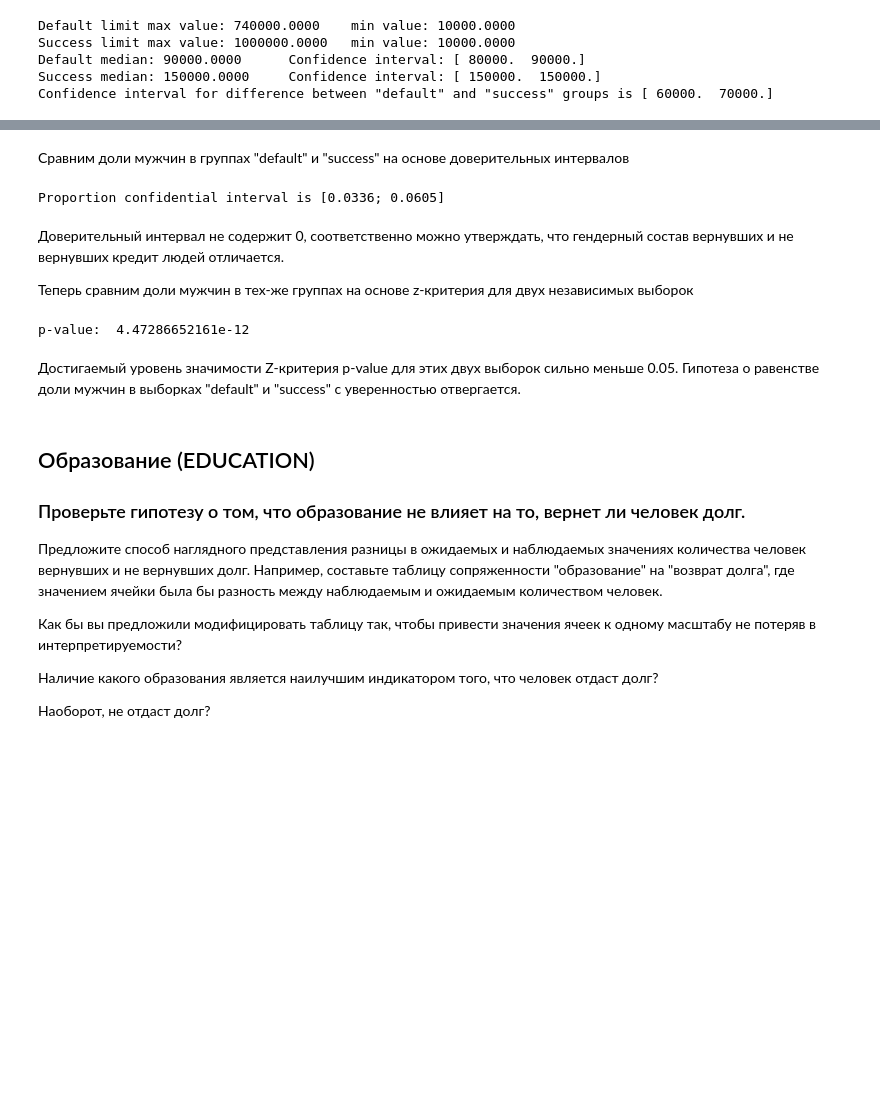
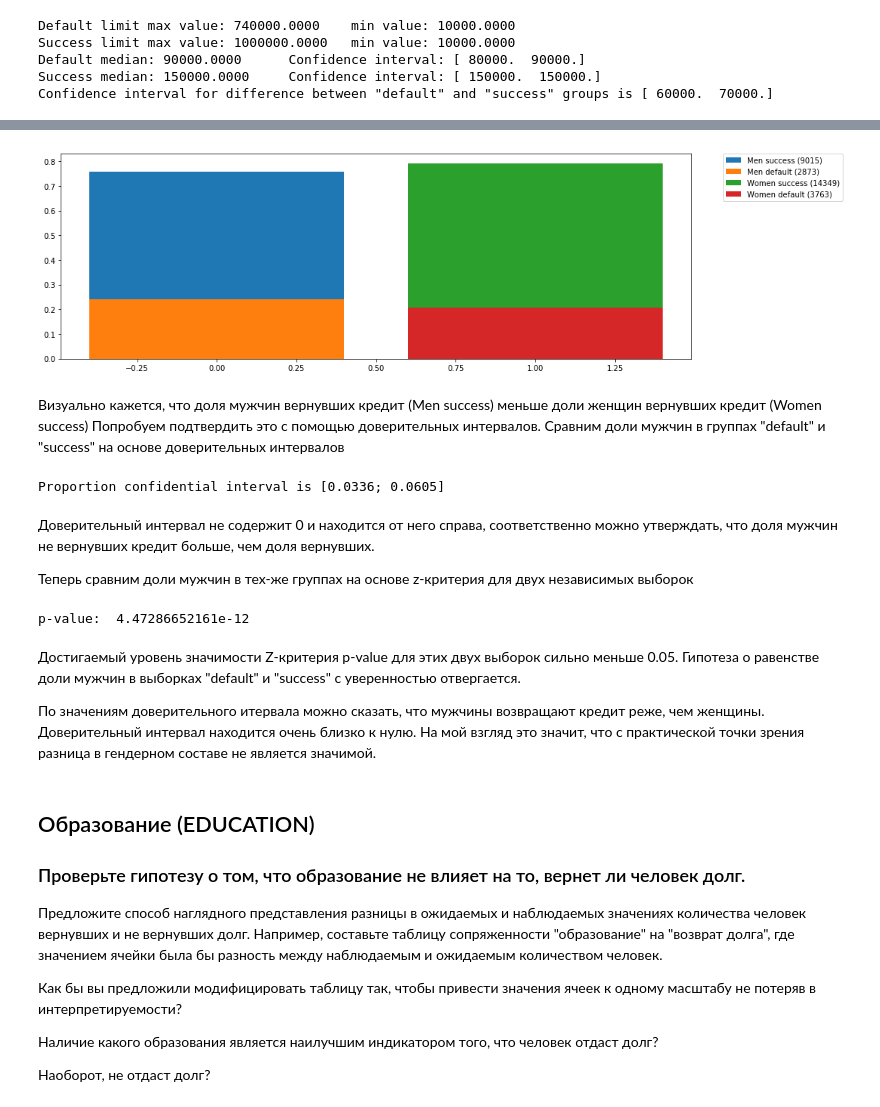
Before and after one commit to Agaspher20/DataAnalisysMipt, a Jupyter notebook: Python/4. StatsDataAnalysis/peer_graded.ipynb, the cells around one changed output, grey strips where cells are left out. Drawn from its saved outputs; the diff is of its cells as text; code cells hidden in the pictures; blank space fills up the shorter version.

```diff
--- a/Python/4. StatsDataAnalysis/peer_graded.ipynb
+++ b/Python/4. StatsDataAnalysis/peer_graded.ipynb
@@ -151,0 +220,10 @@ def proportions_diff_z_test(sample1, sample2, alternative = 'two-sided'):
+# %%
+sex_contingency_table = pd.pivot_table(
+    frame[["SEX", "default", "LIMIT_BAL"]],
+    values=["LIMIT_BAL"],
+    index=["SEX"],
+    columns=["default"],
+    fill_value = 0,
+    aggfunc='count')
+sex_contingency_matrix = sex_contingency_table.as_matrix()
+sex_contingency_table
@@ -152,11 +236,17 @@ def proportions_diff_z_test(sample1, sample2, alternative = 'two-sided'):
+# %%
+build_contingency_table_bar_chart(sex_contingency_matrix, ["Men", "Women"], ["success", "default"])
+# %% [output]
+[figure, added]
 # %% [markdown]
+Визуально кажется, что доля мужчин вернувших кредит (Men success) меньше доли женщин вернувших кредит (Women success)
+Попробуем подтвердить это с помощью доверительных интервалов.
 Сравним доли мужчин в группах "default" и "success" на основе доверительных интервалов
 # %%
 print "Proportion confidential interval is [%.4f; %.4f]" % proportions_confint_diff(default_group_sex, success_group_sex)
 # %% [output]
 Proportion confidential interval is [0.0336; 0.0605]
 # %% [markdown]
-Доверительный интервал не содержит 0, соответственно можно утверждать, что гендерный состав вернувших и не вернувших кредит людей отличается.
+Доверительный интервал не содержит 0 и находится от него справа, соответственно можно утверждать, что доля мужчин не вернувших кредит больше, чем доля вернувших.
 
 Теперь сравним доли мужчин в тех-же группах на основе z-критерия для двух независимых выборок
 # %%
@@ -166,6 +256,9 @@ print "p-value: ", pvalue
 p-value:  4.47286652161e-12
 # %% [markdown]
 Достигаемый уровень значимости Z-критерия p-value для этих двух выборок сильно меньше 0.05. Гипотеза о равенстве доли мужчин в выборках "default" и "success" с уверенностью отвергается.
+
+По значениям доверительного итервала можно сказать, что мужчины возвращают кредит реже, чем женщины.
+Доверительный интервал находится очень близко к нулю. На мой взгляд это значит, что с практической точки зрения разница в гендерном составе не является значимой.
 # %% [markdown]
 ## Образование (EDUCATION)
 ### Проверьте гипотезу о том, что образование не влияет на то, вернет ли человек долг.
```
Also changed, not shown: parts of 41 cells of this notebook, 1 other file.
